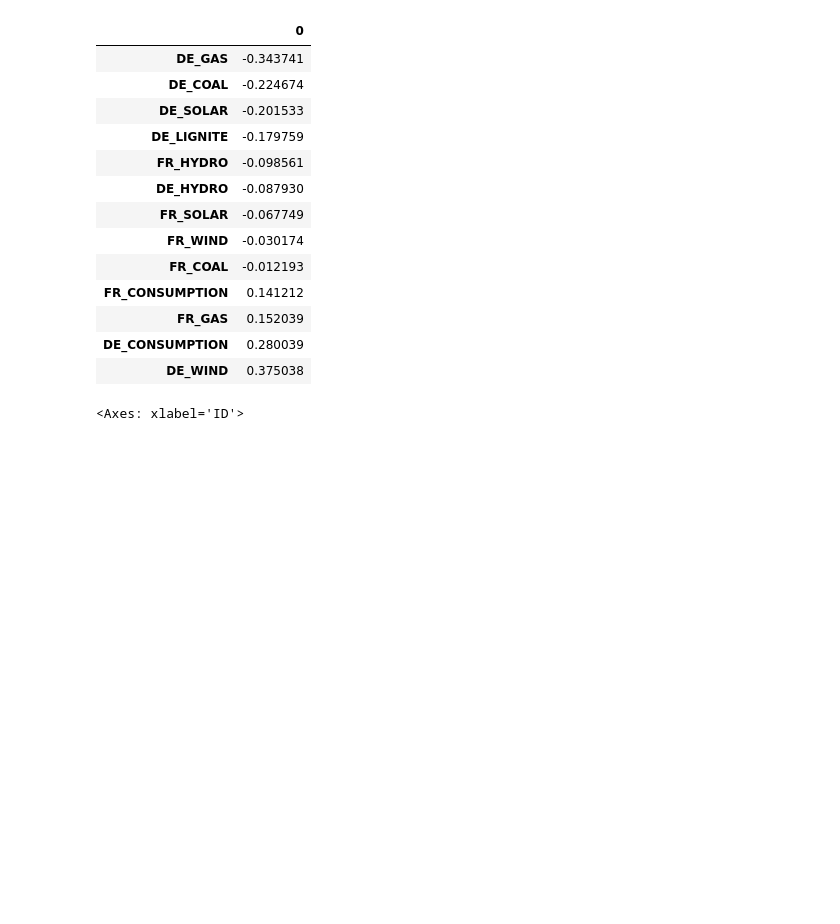
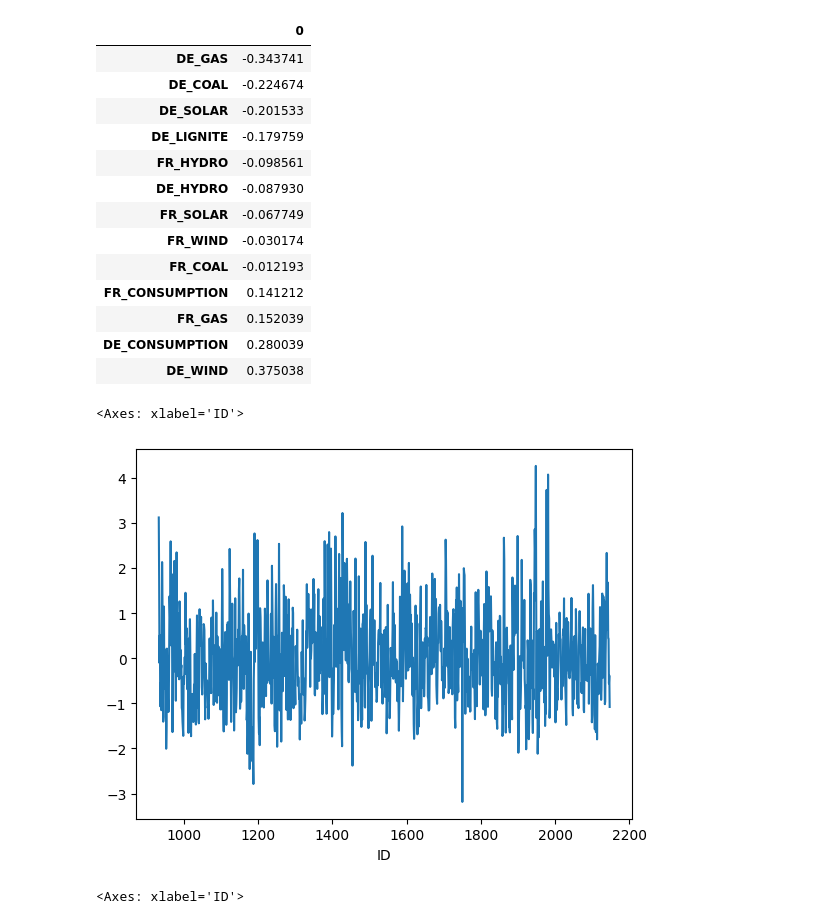
Before and after one commit to 0xandrewdu/qrt_energy, a Jupyter notebook: flow_forecasting.ipynb, the cells around one changed output. Cells and saved outputs as stored; diff of their text form; code cells hidden in the pictures; blank space fills up the shorter version.

```diff
--- a/flow_forecasting.ipynb
+++ b/flow_forecasting.ipynb
@@ -265,6 +265,11 @@ pd.DataFrame(data=ridge.coef_, index=windpow_cols).sort_values(0)
 | FR_GAS | 0.152039 |
 | DE_CONSUMPTION | 0.280039 |
 | DE_WIND | 0.375038 |
+# %%
+full_fr_norm['FR_WIND'].plot()
+# %% [output]
+<Axes: xlabel='ID'>
+[figure, added]
 # %%
 (windpow_forecast - full_fr_norm['DE_WINDPOW']).rolling(window=30).mean().plot()
 # %% [output]
```
Also changed, not shown: parts of 11 cells of this notebook, 5 other files.
